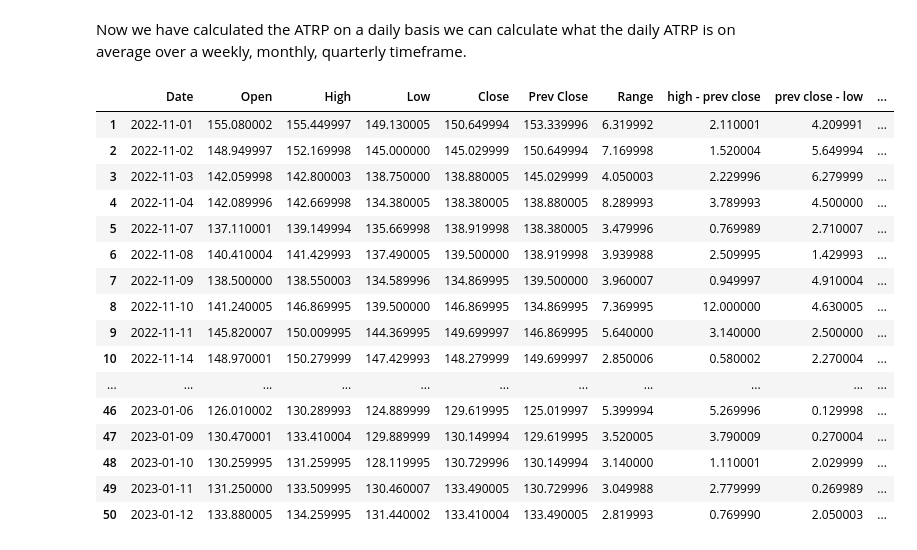
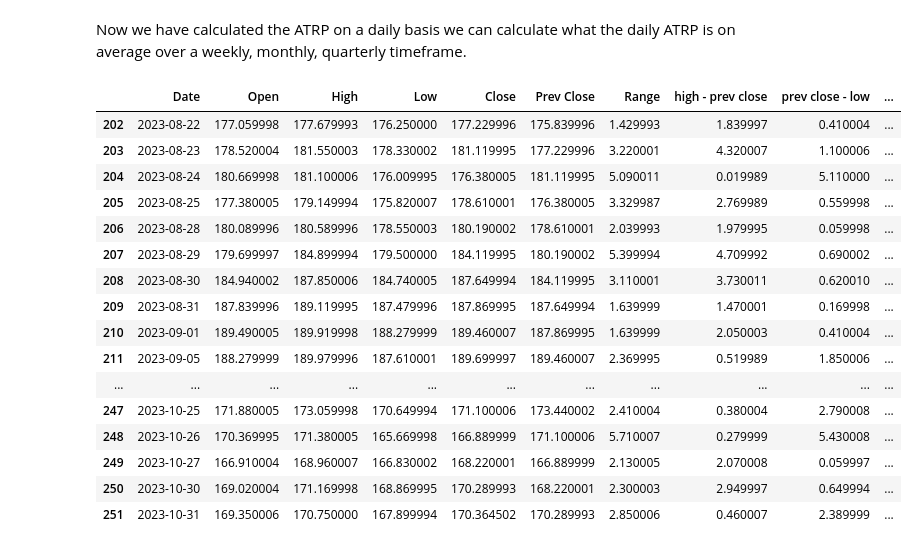
Before and after one commit to danben1/Python_development, a Jupyter notebook: atrp.ipynb, the cells around one changed output. Drawn from its saved outputs; the diff is of its cells as text; code cells hidden in the pictures.

```diff
--- a/atrp.ipynb
+++ b/atrp.ipynb
@@ -99,30 +99,30 @@ Now we have calculated the ATRP on a daily basis we can calculate what the daily
 # %%
 #create new weekly rolling average for daily ATRP
 aapl['ATRP Weekly Rolling Avg'] = aapl['ATRP'].rolling(5).mean()
 #create new monthly rolling average for daily ATRP
 aapl['ATRP Monthly Rolling Avg'] = aapl['ATRP'].rolling(20).mean()
 #create new quarterly rolling average for daily ATRP
 aapl['ATRP Quarterly Rolling Avg'] = aapl['ATRP'].rolling(60).mean()
 #create new yearly rolling average for daily ATRP
 aapl['ATRP Yearly Rolling Avg'] = aapl['ATRP'].rolling(252).mean()
 
 
-aapl.head(50)
+aapl.tail(50)
 # %% [output]
 |  | Date | Open | High | Low | Close | Prev Close | Range | high - prev close | prev close - low | ... |
-| 1 | 2022-11-01 | 155.080002 | 155.449997 | 149.130005 | 150.649994 | 153.339996 | 6.319992 | 2.110001 | 4.209991 | ... |
-| 2 | 2022-11-02 | 148.949997 | 152.169998 | 145.000000 | 145.029999 | 150.649994 | 7.169998 | 1.520004 | 5.649994 | ... |
-| 3 | 2022-11-03 | 142.059998 | 142.800003 | 138.750000 | 138.880005 | 145.029999 | 4.050003 | 2.229996 | 6.279999 | ... |
-| 4 | 2022-11-04 | 142.089996 | 142.669998 | 134.380005 | 138.380005 | 138.880005 | 8.289993 | 3.789993 | 4.500000 | ... |
-| 5 | 2022-11-07 | 137.110001 | 139.149994 | 135.669998 | 138.919998 | 138.380005 | 3.479996 | 0.769989 | 2.710007 | ... |
-| 6 | 2022-11-08 | 140.410004 | 141.429993 | 137.490005 | 139.500000 | 138.919998 | 3.939988 | 2.509995 | 1.429993 | ... |
-| 7 | 2022-11-09 | 138.500000 | 138.550003 | 134.589996 | 134.869995 | 139.500000 | 3.960007 | 0.949997 | 4.910004 | ... |
-| 8 | 2022-11-10 | 141.240005 | 146.869995 | 139.500000 | 146.869995 | 134.869995 | 7.369995 | 12.000000 | 4.630005 | ... |
-| 9 | 2022-11-11 | 145.820007 | 150.009995 | 144.369995 | 149.699997 | 146.869995 | 5.640000 | 3.140000 | 2.500000 | ... |
-| 10 | 2022-11-14 | 148.970001 | 150.279999 | 147.429993 | 148.279999 | 149.699997 | 2.850006 | 0.580002 | 2.270004 | ... |
+| 202 | 2023-08-22 | 177.059998 | 177.679993 | 176.250000 | 177.229996 | 175.839996 | 1.429993 | 1.839997 | 0.410004 | ... |
+| 203 | 2023-08-23 | 178.520004 | 181.550003 | 178.330002 | 181.119995 | 177.229996 | 3.220001 | 4.320007 | 1.100006 | ... |
+| 204 | 2023-08-24 | 180.669998 | 181.100006 | 176.009995 | 176.380005 | 181.119995 | 5.090011 | 0.019989 | 5.110000 | ... |
+| 205 | 2023-08-25 | 177.380005 | 179.149994 | 175.820007 | 178.610001 | 176.380005 | 3.329987 | 2.769989 | 0.559998 | ... |
+| 206 | 2023-08-28 | 180.089996 | 180.589996 | 178.550003 | 180.190002 | 178.610001 | 2.039993 | 1.979995 | 0.059998 | ... |
+| 207 | 2023-08-29 | 179.699997 | 184.899994 | 179.500000 | 184.119995 | 180.190002 | 5.399994 | 4.709992 | 0.690002 | ... |
+| 208 | 2023-08-30 | 184.940002 | 187.850006 | 184.740005 | 187.649994 | 184.119995 | 3.110001 | 3.730011 | 0.620010 | ... |
+| 209 | 2023-08-31 | 187.839996 | 189.119995 | 187.479996 | 187.869995 | 187.649994 | 1.639999 | 1.470001 | 0.169998 | ... |
+| 210 | 2023-09-01 | 189.490005 | 189.919998 | 188.279999 | 189.460007 | 187.869995 | 1.639999 | 2.050003 | 0.410004 | ... |
+| 211 | 2023-09-05 | 188.279999 | 189.979996 | 187.610001 | 189.699997 | 189.460007 | 2.369995 | 0.519989 | 1.850006 | ... |
 | ... | ... | ... | ... | ... | ... | ... | ... | ... | ... | ... |
-| 46 | 2023-01-06 | 126.010002 | 130.289993 | 124.889999 | 129.619995 | 125.019997 | 5.399994 | 5.269996 | 0.129998 | ... |
-| 47 | 2023-01-09 | 130.470001 | 133.410004 | 129.889999 | 130.149994 | 129.619995 | 3.520005 | 3.790009 | 0.270004 | ... |
-| 48 | 2023-01-10 | 130.259995 | 131.259995 | 128.119995 | 130.729996 | 130.149994 | 3.140000 | 1.110001 | 2.029999 | ... |
-| 49 | 2023-01-11 | 131.250000 | 133.509995 | 130.460007 | 133.490005 | 130.729996 | 3.049988 | 2.779999 | 0.269989 | ... |
-| 50 | 2023-01-12 | 133.880005 | 134.259995 | 131.440002 | 133.410004 | 133.490005 | 2.819993 | 0.769990 | 2.050003 | ... |
+| 247 | 2023-10-25 | 171.880005 | 173.059998 | 170.649994 | 171.100006 | 173.440002 | 2.410004 | 0.380004 | 2.790008 | ... |
+| 248 | 2023-10-26 | 170.369995 | 171.380005 | 165.669998 | 166.889999 | 171.100006 | 5.710007 | 0.279999 | 5.430008 | ... |
+| 249 | 2023-10-27 | 166.910004 | 168.960007 | 166.830002 | 168.220001 | 166.889999 | 2.130005 | 2.070008 | 0.059997 | ... |
+| 250 | 2023-10-30 | 169.020004 | 171.169998 | 168.869995 | 170.289993 | 168.220001 | 2.300003 | 2.949997 | 0.649994 | ... |
+| 251 | 2023-10-31 | 169.350006 | 170.750000 | 167.899994 | 170.364502 | 170.289993 | 2.850006 | 0.460007 | 2.389999 | ... |
```
